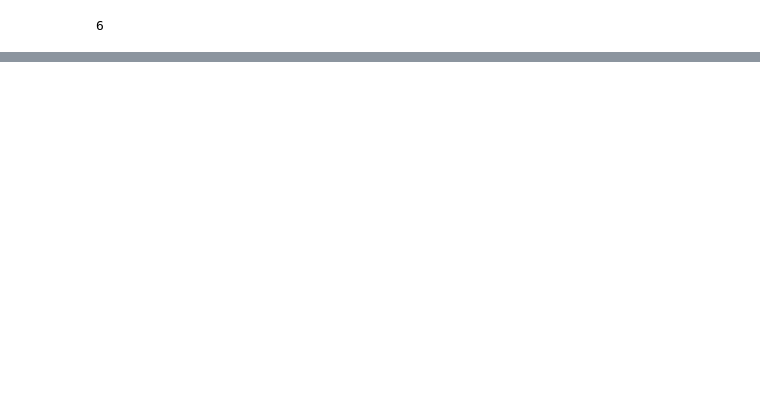
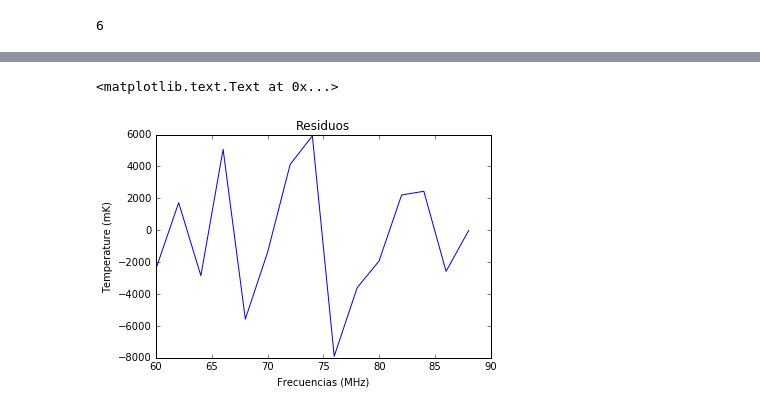
Before and after one commit to olegs22/SCI-Bayes, a Jupyter notebook: mcmc_gauss.ipynb, the cells around one changed output, grey strips where cells are left out. Drawn from its saved outputs; the diff is of its cells as text; code cells hidden in the pictures; blank space fills up the shorter version.

```diff
--- a/mcmc_gauss.ipynb
+++ b/mcmc_gauss.ipynb
@@ -42,3 +54,18 @@ print result.x
+# %%
+fore=foreground(frqs)
+# %%
+T_gx = fore(result.x[3],result.x[4],result.x[5])
+# %%
+t_b = (T_sky - T_gx) * 1e3
+# %%
+plt.figure()
+plt.plot(frqs, t_b)
+plt.title('Residuos')
+plt.xlabel('Frecuencias (MHz)')
+plt.ylabel('Temperature (mK)')
+# %% [output]
+<matplotlib.text.Text at 0x...>
+[figure, added]
 # %%
 nwalkers = 200
 # %%
```
Also changed, not shown: parts of 21 cells of this notebook.
